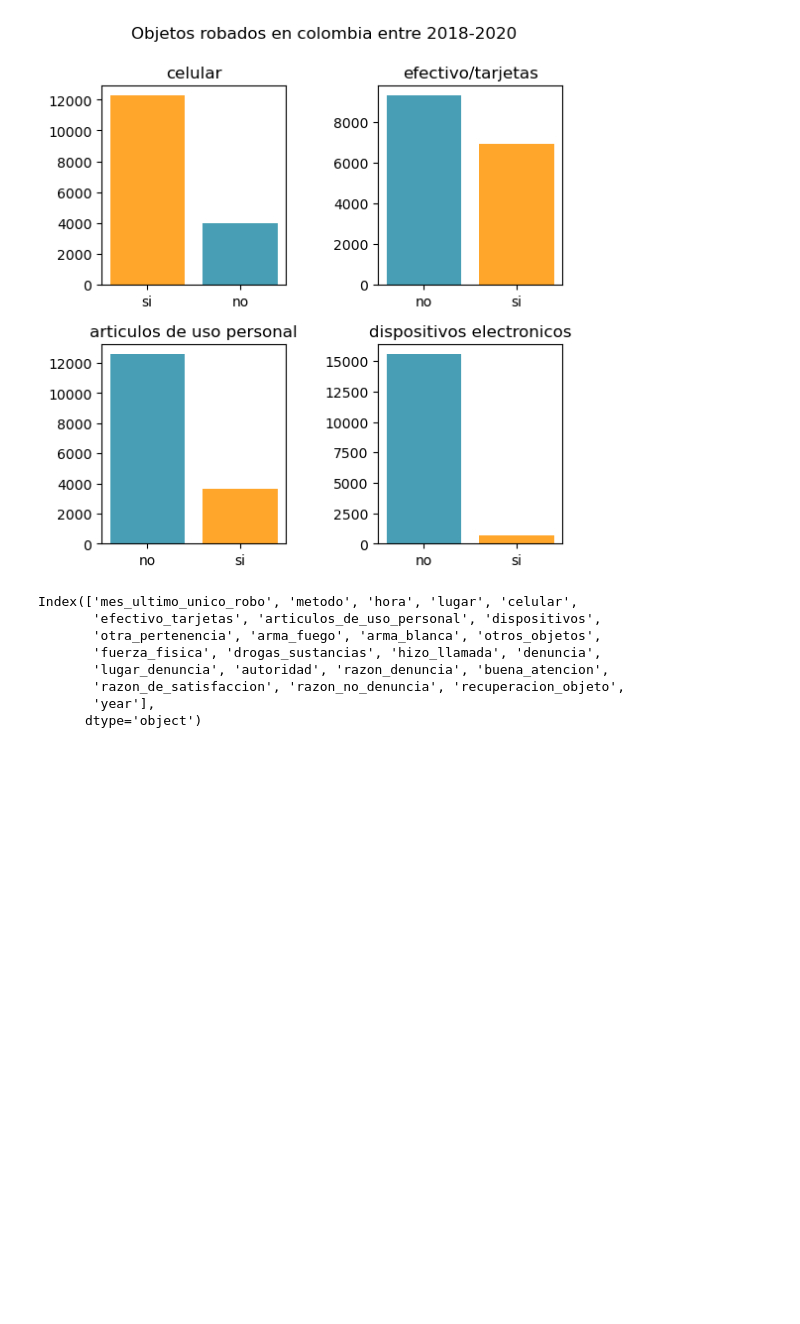
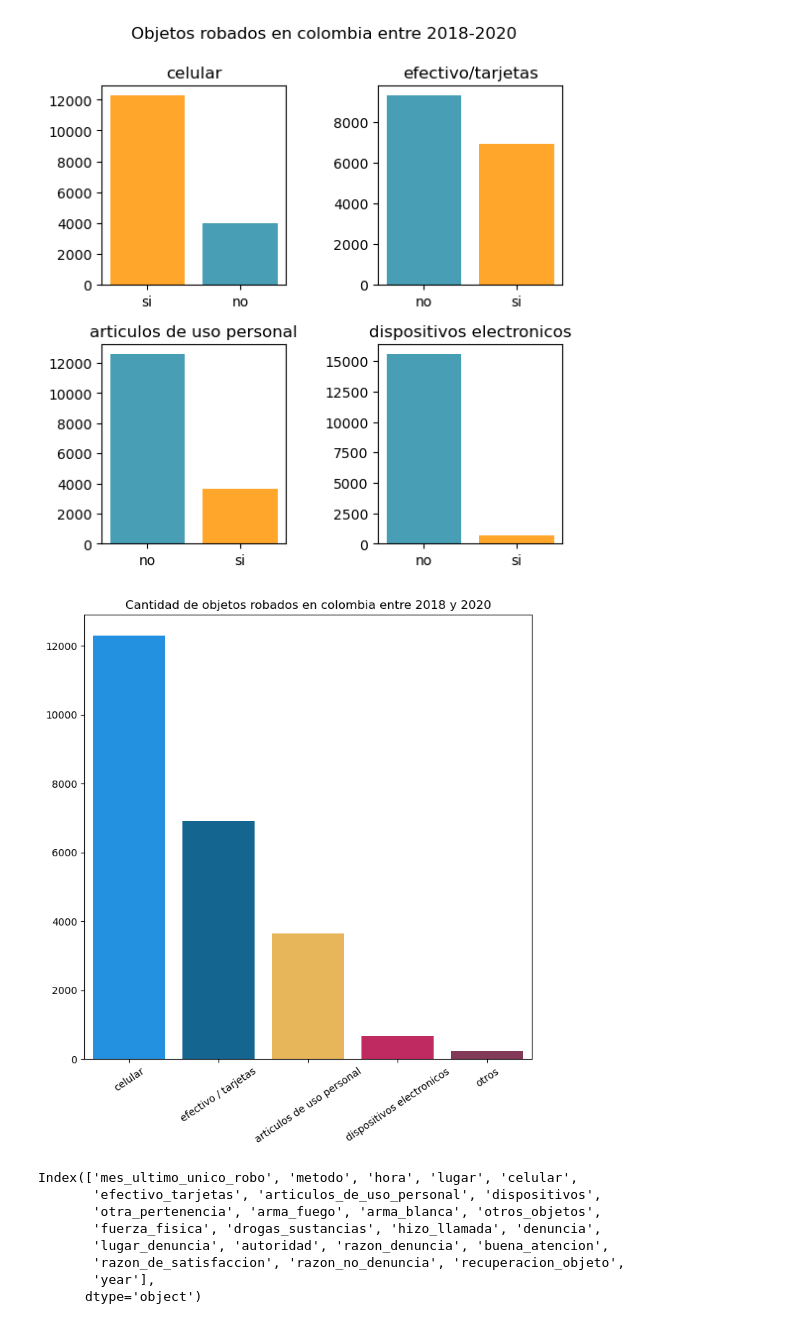
Before and after one commit to giraljv/hurtos_colombia, a Jupyter notebook: notebooks/0-2_exploration.ipynb, the cells around one changed output. Cells and saved outputs as stored; diff of their text form; code cells hidden in the pictures; blank space fills up the shorter version.

Commit message:
new graph

```diff
--- a/notebooks/0-2_exploration.ipynb
+++ b/notebooks/0-2_exploration.ipynb
@@ -49,6 +49,18 @@ axs[1,1].set_title('dispositivos electronicos')
 # %% [output]
 Text(0.5, 1.0, 'dispositivos electronicos')
 [figure]
+# %%
+robos = ['celular','efectivo / tarjetas', 'articulos de uso personal',
+         'dispositivos electronicos','otros']
+counts = [12288,6924,3656,663,225]
+robos_palette = ['#0496ff','#006ba6','#ffbc42','#d81159','#8f2d56']
+plt.figure(figsize=(8,8))
+sns.barplot(x=robos,y=counts,palette=robos_palette)
+plt.xticks(rotation=34)
+plt.title('Cantidad de objetos robados en colombia entre 2018 y 2020')
+plt.show()
+# %% [output]
+[figure, added]
 # %%
 df.columns
 # %% [output]
```
